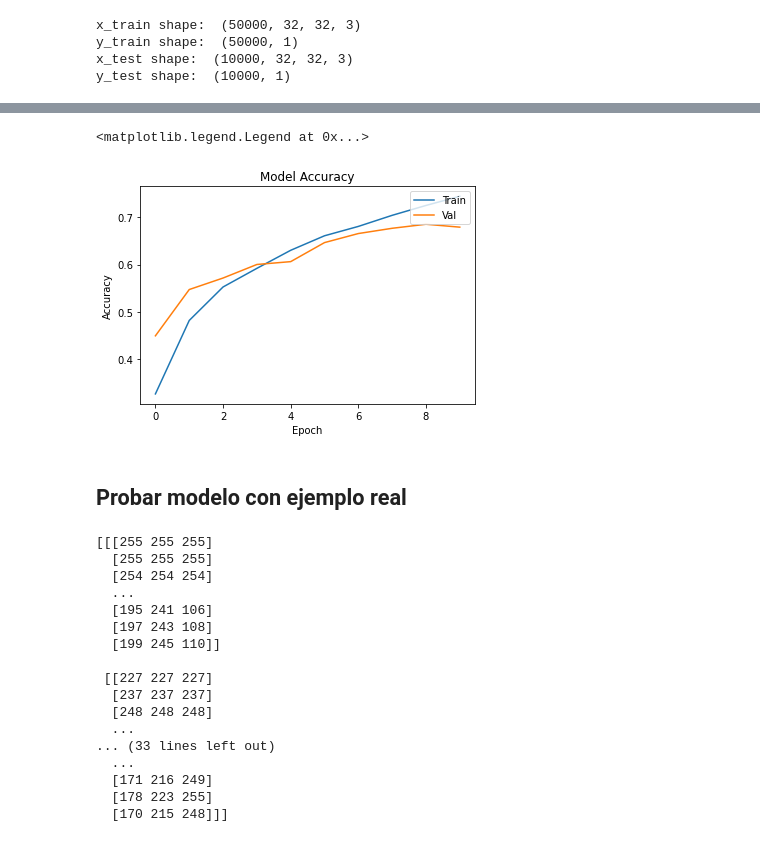
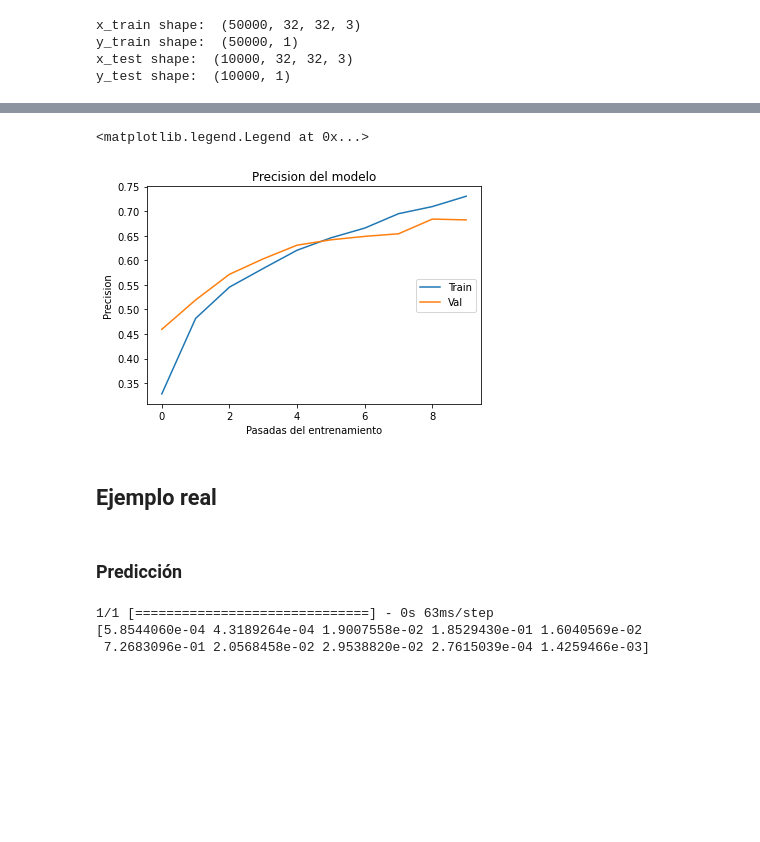
Before and after one commit to merojosa/OpenCV-Tutoriales, a Jupyter notebook: clasificacion de imagenes/clasification.ipynb, the cells around one changed output, grey strips where cells are left out. Saved outputs shown, nothing was run; the diff lists cells and outputs as text; code cells hidden in the pictures; blank space fills up the shorter version.

```diff
--- a/clasificacion de imagenes/clasification.ipynb
+++ b/clasificacion de imagenes/clasification.ipynb
@@ -75,6 +69,8 @@ Label word:  frog
 # %%
-y_train_numbers = to_categorical(y_train)
-y_test_numbers = to_categorical(y_test)
+from keras.utils import to_categorical
 
-print("Label number: ", y_train_numbers[index])
+y_train_enteros = to_categorical(y_train)
+y_test_enteros = to_categorical(y_test)
+
+print("'Y' valor ententero: ", y_train_enteros[ejemplo_index])
 # %% [output]
@@ -144,2 +153,3 @@ model.add(Dense(10, activation="softmax"))
 # %%
-model.compile(loss="categorical_crossentropy", optimizer="adam", metrics=["accuracy"])
+modelo = construir_modelo()
+modelo.compile(loss="categorical_crossentropy", optimizer="adam", metrics=["accuracy"])
@@ -146,4 +160,4 @@ model.compile(loss="categorical_crossentropy", optimizer="adam", metrics=["accur
 # %%
-hist = model.fit(x_train, y_train_numbers, batch_size=256, epochs=10, validation_split=0.2)
+entrenamiento = modelo.fit(x_train, y_train_enteros, batch_size=256, epochs=10, validation_split=0.2)
 # %% [output]
 Epoch 1/10
@@ -176,33 +192,33 @@ model.evaluate(x_test, y_test_numbers)[1]
 # %%
-plt.plot(hist.history["accuracy"])
-plt.plot(hist.history["val_accuracy"])
-plt.title("Model Accuracy")
-plt.ylabel("Accuracy")
-plt.xlabel("Epoch")
-plt.legend(["Train", "Val"], loc="upper right")
+plt.plot(entrenamiento.history["accuracy"])
+plt.plot(entrenamiento.history["val_accuracy"])
+plt.title("Precision del modelo")
+plt.ylabel("Precision")
+plt.xlabel("Pasadas del entrenamiento")
+plt.legend(["Train", "Val"], loc="right")
 # %% [output]
 <matplotlib.legend.Legend at 0x...>
-[figure, old version]
+[figure, new version]
+# %% [markdown]
+## Ejemplo real
 # %% [markdown]
-## Probar modelo con ejemplo real
+### Predicción
 # %%
-new_image = plt.imread("gatito.jpg")
-print(new_image)
+from skimage.transform import resize
+import numpy as np
+
+def obtener_prediccion(imagen):
+    # Cargar imagen y transformarla a 32x32
+    nueva_imagen = plt.imread(imagen)
+    imagen_pequenna = resize(nueva_imagen, (32,32,3))
+
+    # Realizar prediccion
+    prediccion_array = modelo.predict(np.array([imagen_pequenna]))
+    return prediccion_array[0]
+
+prediccion_perrito = obtener_prediccion("perrito.jpg")
+print(prediccion_perrito)
 # %% [output]
-[[[255 255 255]
-  [255 255 255]
-  [254 254 254]
-  ...
-  [195 241 106]
-  [197 243 108]
-  [199 245 110]]
-
- [[227 227 227]
-  [237 237 237]
-  [248 248 248]
-  ...
-... (33 lines left out)
-  ...
-  [171 216 249]
-  [178 223 255]
-  [170 215 248]]]
+1/1 [==============================] - 0s 63ms/step
+[5.8544060e-04 4.3189264e-04 1.9007558e-02 1.8529430e-01 1.6040569e-02
+ 7.2683096e-01 2.0568458e-02 2.9538820e-02 2.7615039e-04 1.4259466e-03]
```
Also changed, not shown: parts of 24 cells of this notebook, 3 other files.
